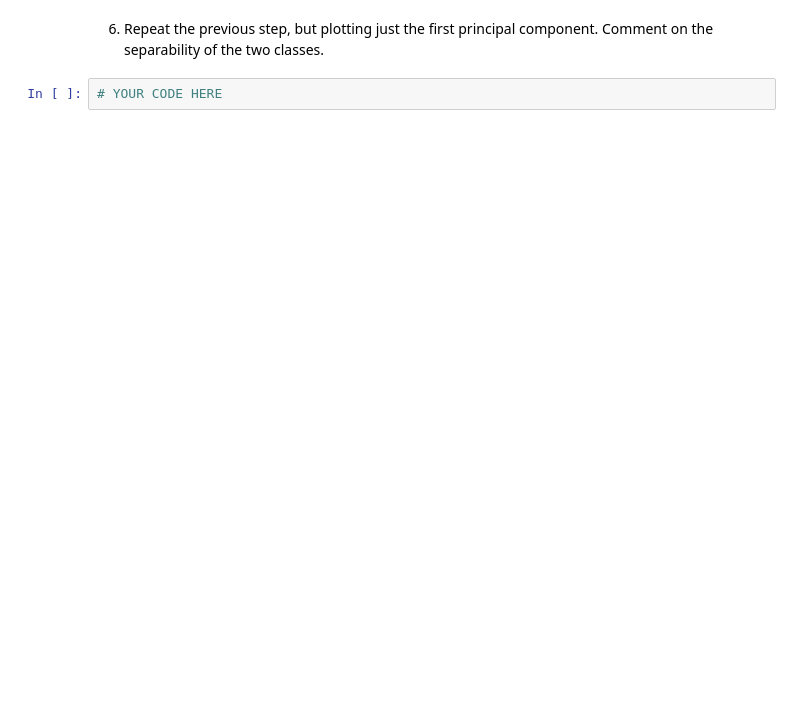
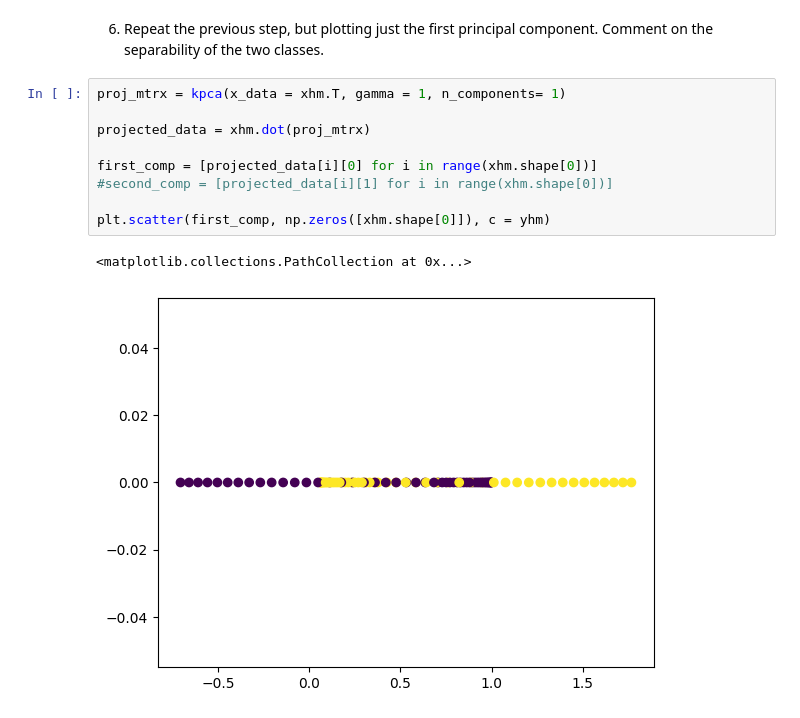
Before and after one commit to alessimichele/adv-ml-units, a Jupyter notebook: notebooks/AdvML_UniTS_2023_Lab_02_Kernel_ridge_regression_and_kPCA.ipynb, the cells around one changed output. Saved outputs shown, nothing was run; the diff lists cells and outputs as text; blank space fills up the shorter version.

```diff
--- a/notebooks/AdvML_UniTS_2023_Lab_02_Kernel_ridge_regression_and_kPCA.ipynb
+++ b/notebooks/AdvML_UniTS_2023_Lab_02_Kernel_ridge_regression_and_kPCA.ipynb
@@ -251,4 +307,14 @@ def kpca(x_data, gamma, n_components):
 # %% [markdown]
 6. Repeat the previous step, but plotting just the first principal component. Comment on the separability of the two classes.
-# %%
-# YOUR CODE HERE
+# %%
+proj_mtrx = kpca(x_data = xhm.T, gamma = 1, n_components= 1)
+
+projected_data = xhm.dot(proj_mtrx)
+
+first_comp = [projected_data[i][0] for i in range(xhm.shape[0])]
+#second_comp = [projected_data[i][1] for i in range(xhm.shape[0])]
+
+plt.scatter(first_comp, np.zeros([xhm.shape[0]]), c = yhm)
+# %% [output]
+<matplotlib.collections.PathCollection at 0x...>
+[figure, added]
```
Also changed, not shown: parts of 5 cells of this notebook.
